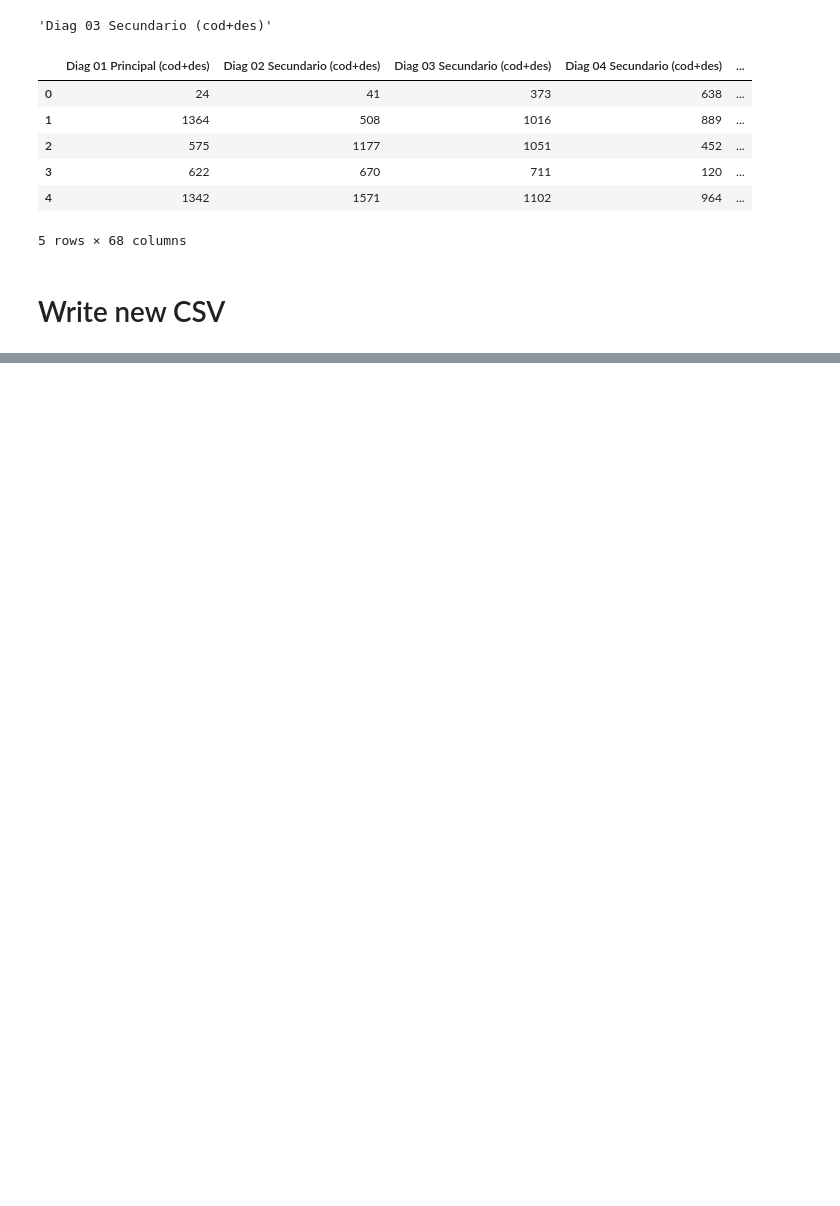
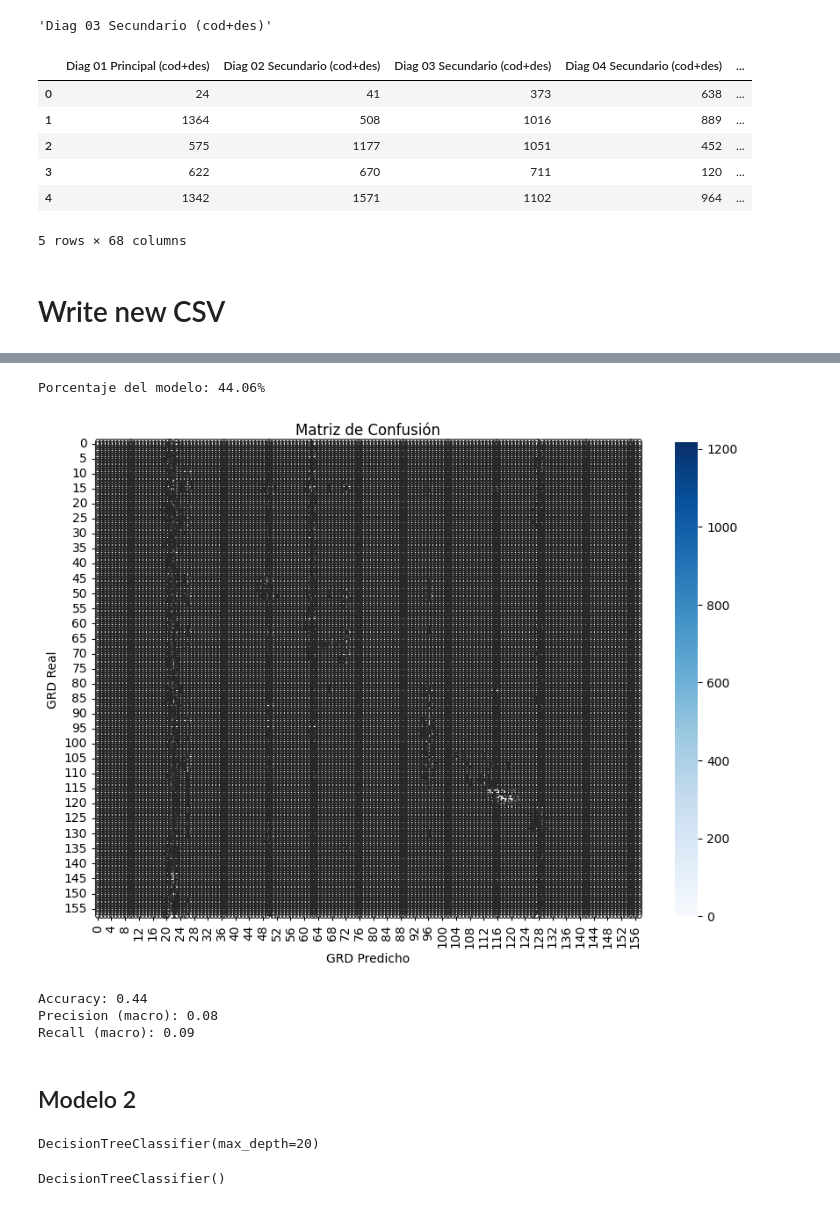
Before and after one commit to Coragg/GRDprediction, a Jupyter notebook: python/TreeModel.ipynb, the cells around one changed output, grey strips where cells are left out. Saved outputs shown, nothing was run; the diff lists cells and outputs as text; code cells hidden in the pictures; blank space fills up the shorter version.

```diff
--- a/python/TreeModel.ipynb
+++ b/python/TreeModel.ipynb
@@ -109,0 +263,3 @@ dataset_el_pino.head()
+# %%
+predecir_grd1 = modelo1.predict(Explicativas1)
+predecir_grd1
@@ -109,0 +283,36 @@ dataset_el_pino.head()
+# %%
+porcentaje1 = np.round(((dataset_el_pino['GRD'] == predecir_grd1).sum())/rows * 100, decimals=2)
+print(f"Porcentaje del modelo: {porcentaje1}%")
+# %% [output]
+Porcentaje del modelo: 44.06%
+# %%
+# Calcular la matriz de confusión
+matriz_confusion1 = confusion_matrix(dataset_el_pino['GRD'], predecir_grd1)
+
+# Mostrarla como heatmap
+plt.figure(figsize=(10,7))
+sns.heatmap(matriz_confusion1, annot=True, fmt="d", cmap="Blues")
+plt.xlabel('GRD Predicho')
+plt.ylabel('GRD Real')
+plt.title('Matriz de Confusión')
+plt.show()
+# %% [output]
+[figure, added]
+# %%
+# Calcular accuracy
+accuracy = accuracy_score(dataset_el_pino['GRD'], predecir_grd1)
+print(f"Accuracy: {accuracy:.2f}")
+
+# Calcular precision
+precision = precision_score(dataset_el_pino['GRD'], predecir_grd1, average='macro')
+print(f"Precision (macro): {precision:.2f}")
+
+# Calcular recall
+recall = recall_score(dataset_el_pino['GRD'], predecir_grd1, average='macro')
+print(f"Recall (macro): {recall:.2f}")
+# %% [output]
+Accuracy: 0.44
+Precision (macro): 0.08
+Recall (macro): 0.09
+# %% [markdown]
+## Modelo 2
@@ -109,0 +322,9 @@ dataset_el_pino.head()
+# %%
+modelo2 = DecisionTreeClassifier(max_depth=20)
+modelo2.fit(Explicativas2, Objetivo2)
+# %% [output]
+DecisionTreeClassifier(max_depth=20)
+# %%
+DecisionTreeClassifier()
+# %% [output]
+DecisionTreeClassifier()
```
Also changed, not shown: parts of 67 cells of this notebook, 3 other files.
